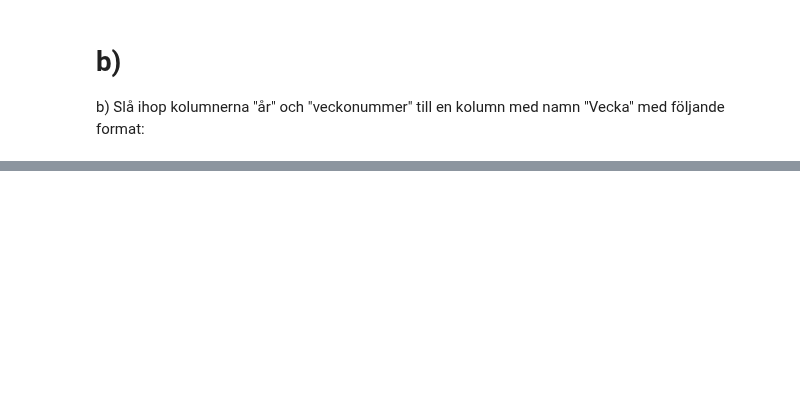
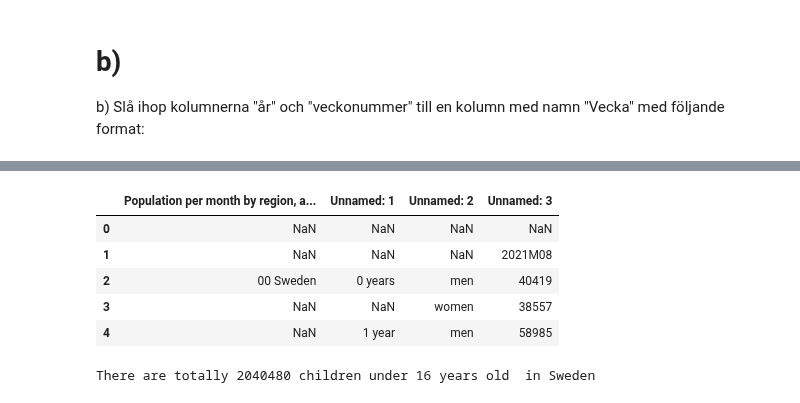
Before and after one commit to xjohansson/Databehandling_Xiu, a Jupyter notebook: Labs/Labb1/Labb1.ipynb, the cells around one changed output, grey strips where cells are left out. Cells and saved outputs as stored; diff of their text form; code cells hidden in the pictures; blank space fills up the shorter version.

```diff
--- a/Labs/Labb1/Labb1.ipynb
+++ b/Labs/Labb1/Labb1.ipynb
@@ -178,0 +285,20 @@ df.head()
+# %%
+# Reference link:https://www.statistikdatabasen.scb.se/pxweb/en/ssd/START__BE__BE0101__BE0101A/BefolkManad/
+# I download data from this link ,save to xlsx file.
+# select age <=16 years old. mannual calculate summa=2040480
+
+Children_16 = pd.read_excel("population_under_16.xlsx")
+Children_16.head()
+# %% [output]
+|  | Population per month by region, a... | Unnamed: 1 | Unnamed: 2 | Unnamed: 3 |
+| 0 | NaN | NaN | NaN | NaN |
+| 1 | NaN | NaN | NaN | 2021M08 |
+| 2 | 00 Sweden | 0 years | men | 40419 |
+| 3 | NaN | NaN | women | 38557 |
+| 4 | NaN | 1 year | men | 58985 |
+# %%
+Children_16=Children_16.drop([0,1]) #Remove the first two rows.
+Children_16_total=Children_16["Unnamed: 3"].sum()
+print(f"There are totally {Children_16_total} children under 16 years old  in Sweden")
+# %% [output]
+There are totally 2040480 children under 16 years old  in Sweden
```
Also changed, not shown: parts of 66 cells of this notebook, 6 other files.
